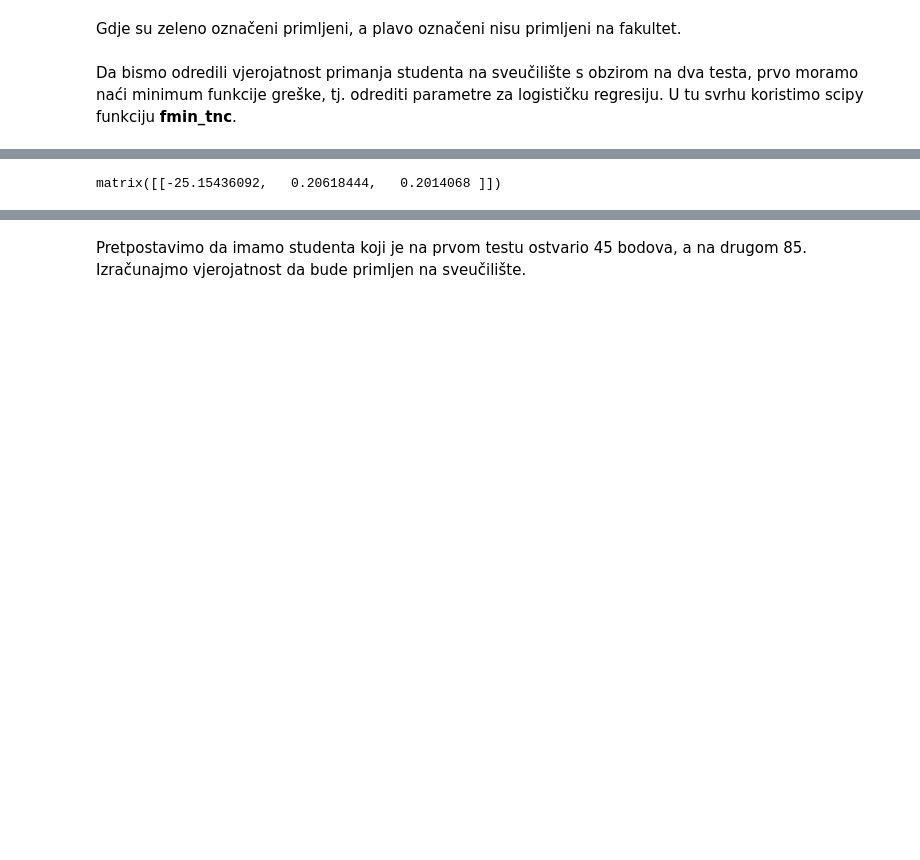
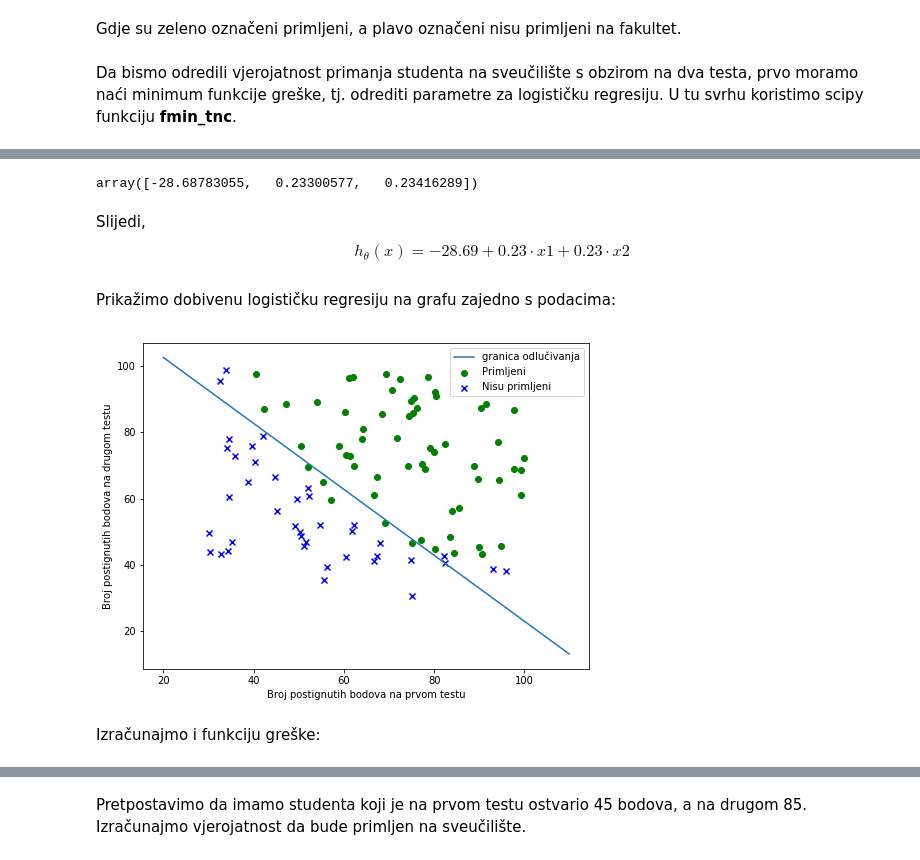
Before and after one commit to lucijamihalj/MSzadaca, a Jupyter notebook: strojno_ucenje.ipynb, the cells around one changed output, grey strips where cells are left out. Saved outputs shown, nothing was run; the diff lists cells and outputs as text; code cells hidden in the pictures; blank space fills up the shorter version.

```diff
--- a/strojno_ucenje.ipynb
+++ b/strojno_ucenje.ipynb
@@ -432,0 +433,6 @@ Dodali smo stupac jedinica u podatke kako bismo mogli pozvati funkciju log_cost_
+# %%
+X_e = exams[['test_1', 'test_2']]
+y_e = matrix(exams[['primljeni']])
+Xe_train, Xe_test, ye_train, ye_test = train_test_split(X_e, y_e, test_size=0.25, random_state=1)
+# %%
+Xe_train.insert(0, 'ones', 1)
@@ -433,9 +442,29 @@ Dodali smo stupac jedinica u podatke kako bismo mogli pozvati funkciju log_cost_
 # %%
 parametri = opt.fmin_tnc(func=log_cost_vectorized, fprime=gradient_vectorized, x0=theta, args=(X_exams, y_exams))
-parametri = matrix(parametri[0])
+parametri = np.array(parametri[0])
 parametri
 # %% [output]
-matrix([[-25.15436092,   0.20618444,   0.2014068 ]])
+array([-28.68783055,   0.23300577,   0.23416289])
+# %% [markdown]
+Slijedi, $$h_{\theta}(x) = -28.69 + 0.23\cdot x1 + 0.23\cdot x2$$
+# %% [markdown]
+Prikažimo dobivenu logističku regresiju na grafu zajedno s podacima:
+# %%
+fig,ax=plt.subplots(figsize=(8,6))
+pos = exams[exams['primljeni'].isin([1])]
+neg = exams[exams['primljeni'].isin([0])]
+scatter(pos['test_1'], pos['test_2'], marker='o', c='g', label='Primljeni')
+scatter(neg['test_1'], neg['test_2'], marker='x', c='b', label='Nisu primljeni')
+x = np.arange(20,110,0.1)
+plt.plot(x, (-parametri[0]-parametri[1]*x)/parametri[2], label='granica odlučivanja')
+ax.legend()
+xlabel('Broj postignutih bodova na prvom testu')
+ylabel('Broj postignutih bodova na drugom testu')
+show()
+# %% [output]
+[figure, added]
+# %% [markdown]
+Izračunajmo i funkciju greške:
 # %%
 log_cost_vectorized(parametri, X_exams, y_exams)
 # %% [output]
```
Also changed, not shown: parts of 72 cells of this notebook.
